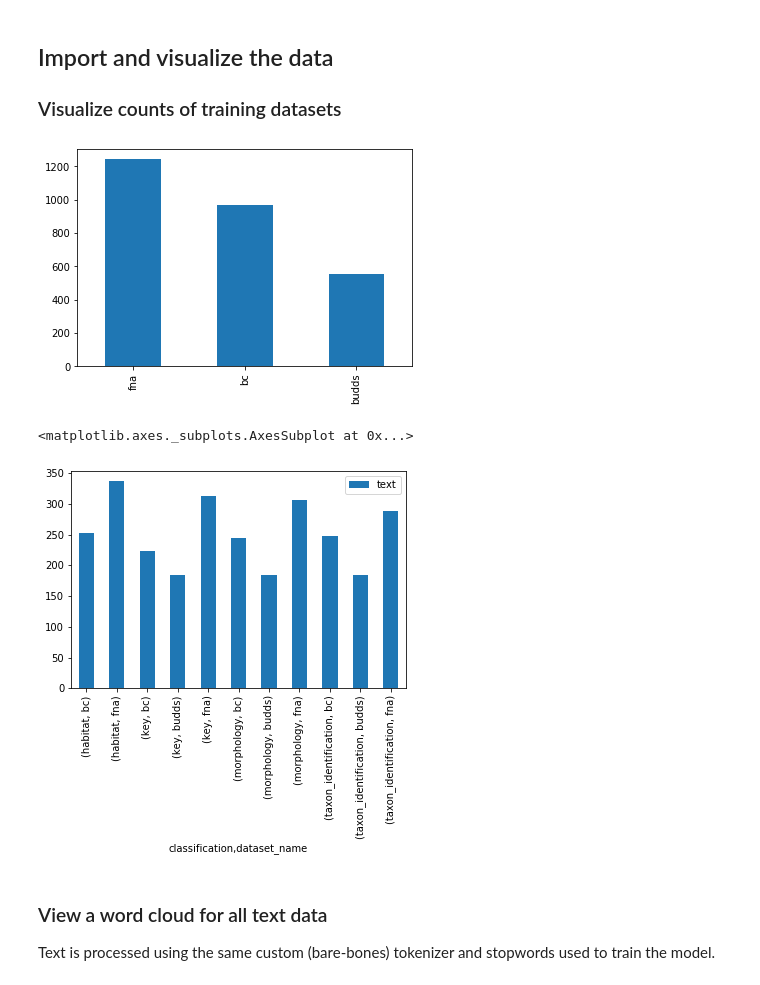
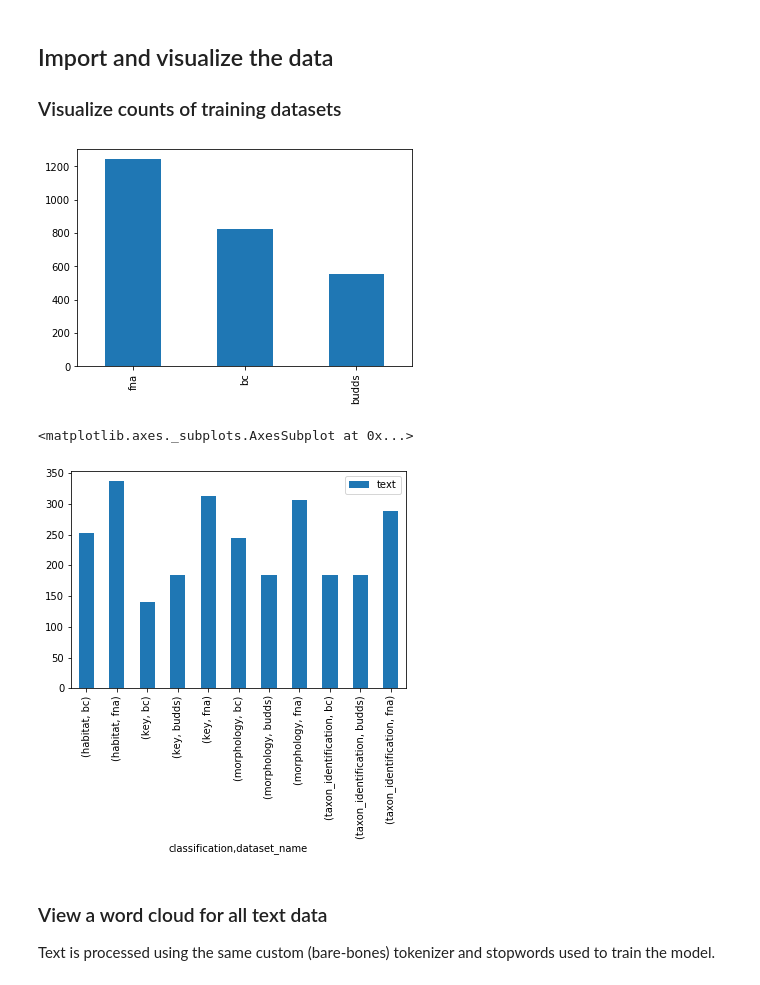
Before and after one commit to jocelynpender/flora-prepper, a Jupyter notebook: notebooks/analysis_visualization.ipynb, the cells around one changed output. Drawn from its saved outputs; the diff is of its cells as text; code cells hidden in the pictures.

```diff
--- a/notebooks/analysis_visualization.ipynb
+++ b/notebooks/analysis_visualization.ipynb
@@ -26,15 +26,15 @@ import src.features as features
 ## Import and visualize the data
 ### Visualize counts of training datasets
 # %%
-flora_data_frame = pd.read_csv("../data/processed/flora_data_frame.csv")
+flora_data_frame = pd.read_csv("../data/processed/flora_data_frame.csv", index_col=0)
 flora_data_frame['dataset_name'].value_counts().plot.bar()
 plt.show()
 flora_data_frame[['classification', 'dataset_name', 'text']] \
 .groupby(['classification', 'dataset_name']).count().plot.bar()
 # %% [output]
-[figure, old version]
+[figure, new version]
 <matplotlib.axes._subplots.AxesSubplot at 0x...>
-[figure, old version]
+[figure, new version]
 # %% [markdown]
 ### View a word cloud for all text data
 Text is processed using the same custom (bare-bones) tokenizer and stopwords used to train the model.
```
Also changed, not shown: parts of 23 cells of this notebook, 5 other files.
